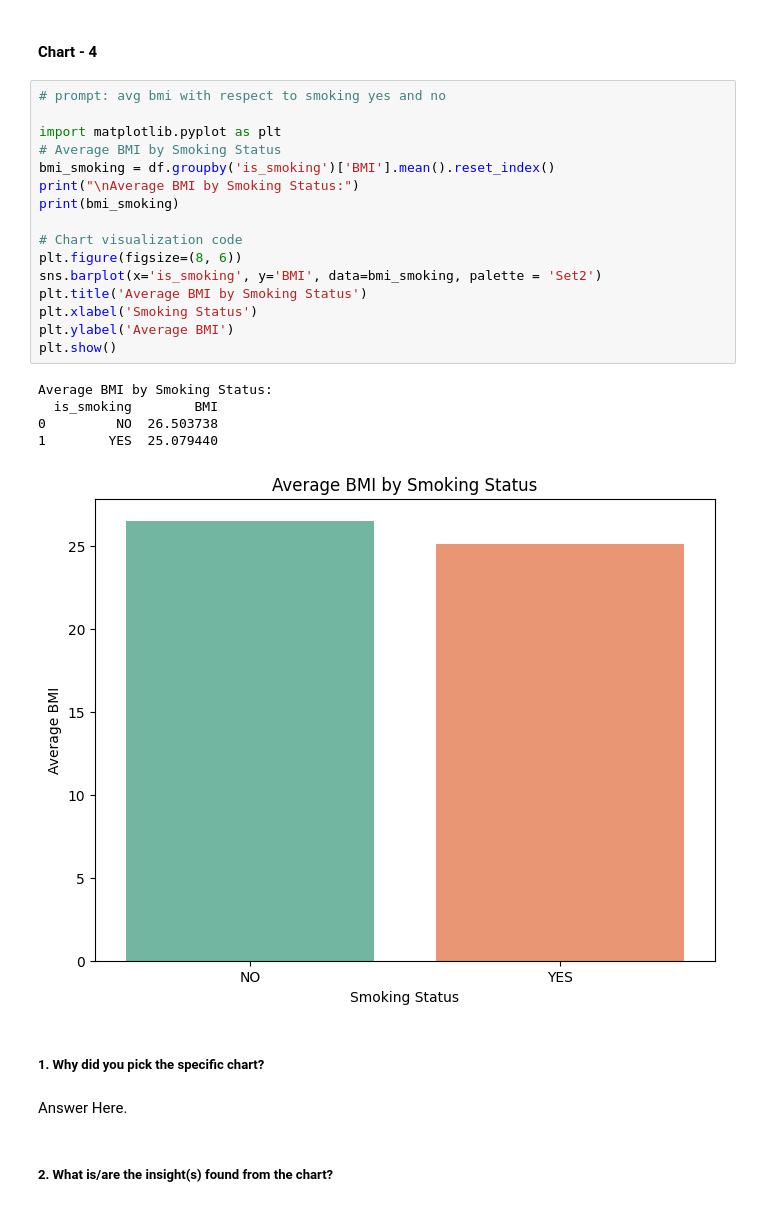
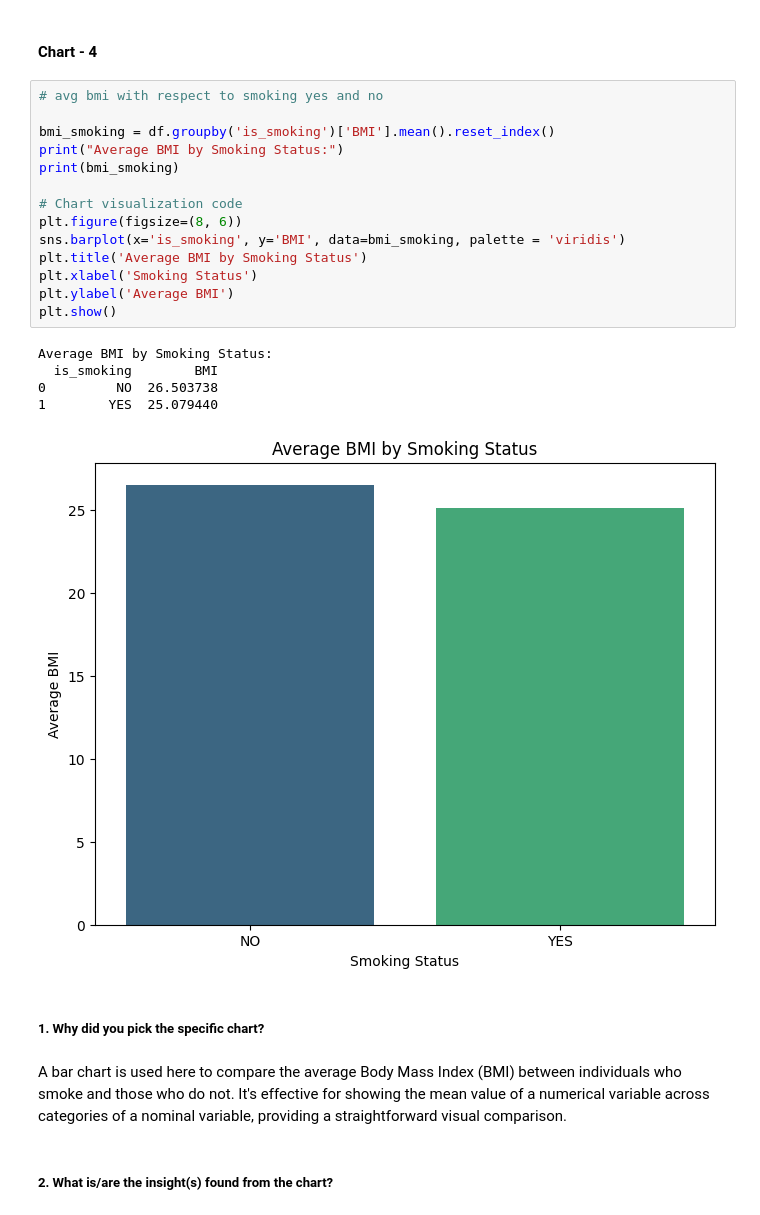
Before and after one commit to akshat-diwan/Classification_Project, a Jupyter notebook: Cardiovascular_Risk_Prediction.ipynb, the cells around one changed output. Drawn from its saved outputs; the diff is of its cells as text.

```diff
--- a/Cardiovascular_Risk_Prediction.ipynb
+++ b/Cardiovascular_Risk_Prediction.ipynb
@@ -396,30 +396,28 @@ If the data indicates that smokers have higher average cholesterol, this insight
 # %% [markdown]
 #### Chart - 4
 # %%
-# prompt: avg bmi with respect to smoking yes and no
+# avg bmi with respect to smoking yes and no
 
-import matplotlib.pyplot as plt
-# Average BMI by Smoking Status
 bmi_smoking = df.groupby('is_smoking')['BMI'].mean().reset_index()
-print("\nAverage BMI by Smoking Status:")
+print("Average BMI by Smoking Status:")
 print(bmi_smoking)
 
 # Chart visualization code
 plt.figure(figsize=(8, 6))
-sns.barplot(x='is_smoking', y='BMI', data=bmi_smoking, palette = 'Set2')
+sns.barplot(x='is_smoking', y='BMI', data=bmi_smoking, palette = 'viridis')
 plt.title('Average BMI by Smoking Status')
 plt.xlabel('Smoking Status')
 plt.ylabel('Average BMI')
 plt.show()
 # %% [output]
 Average BMI by Smoking Status:
   is_smoking        BMI
 0         NO  26.503738
 1        YES  25.079440
-[figure, old version]
+[figure, new version]
 # %% [markdown]
 ##### 1. Why did you pick the specific chart?
-# %% [markdown]
-Answer Here.
+# %% [markdown]
+A bar chart is used here to compare the average Body Mass Index (BMI) between individuals who smoke and those who do not. It's effective for showing the mean value of a numerical variable across categories of a nominal variable, providing a straightforward visual comparison.
 # %% [markdown]
 ##### 2. What is/are the insight(s) found from the chart?
```
Also changed, not shown: parts of 12 cells of this notebook.
